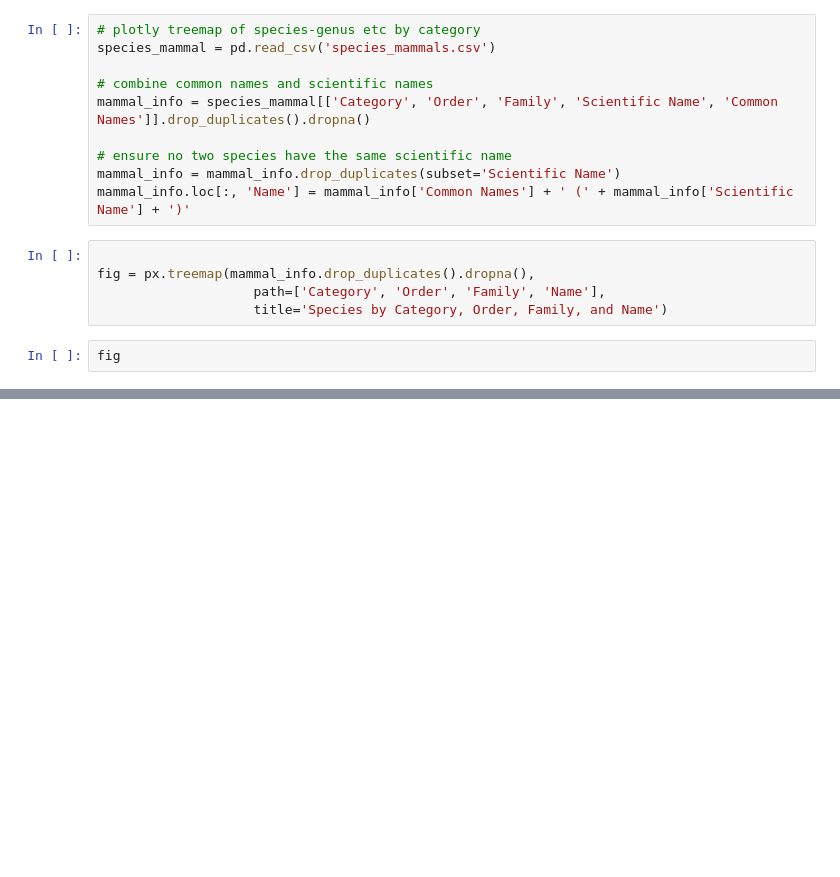
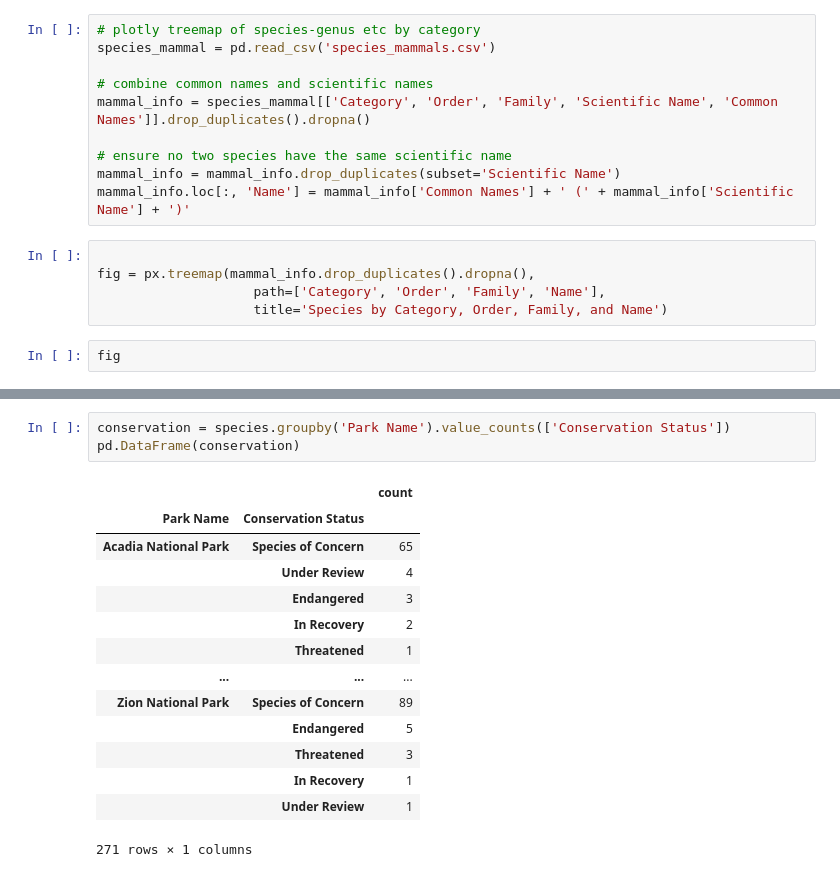
Before and after one commit to elijahsandler/nps-biodiversity, a Jupyter notebook: initial_viz.ipynb, the cells around one changed output, grey strips where cells are left out. Drawn from its saved outputs; the diff is of its cells as text; blank space fills up the shorter version.

```diff
--- a/initial_viz.ipynb
+++ b/initial_viz.ipynb
@@ -149,0 +264,18 @@ fig
+# %%
+conservation = species.groupby('Park Name').value_counts(['Conservation Status'])
+pd.DataFrame(conservation)
+# %% [output]
+|  |  | count |
+| Park Name | Conservation Status |  |
+| Acadia National Park | Species of Concern | 65 |
+|  | Under Review | 4 |
+|  | Endangered | 3 |
+|  | In Recovery | 2 |
+|  | Threatened | 1 |
+| ... | ... | ... |
+| Zion National Park | Species of Concern | 89 |
+|  | Endangered | 5 |
+|  | Threatened | 3 |
+|  | In Recovery | 1 |
+|  | Under Review | 1 |
+271 rows × 1 columns
```
Also changed, not shown: parts of 7 cells of this notebook, 1 other file.
